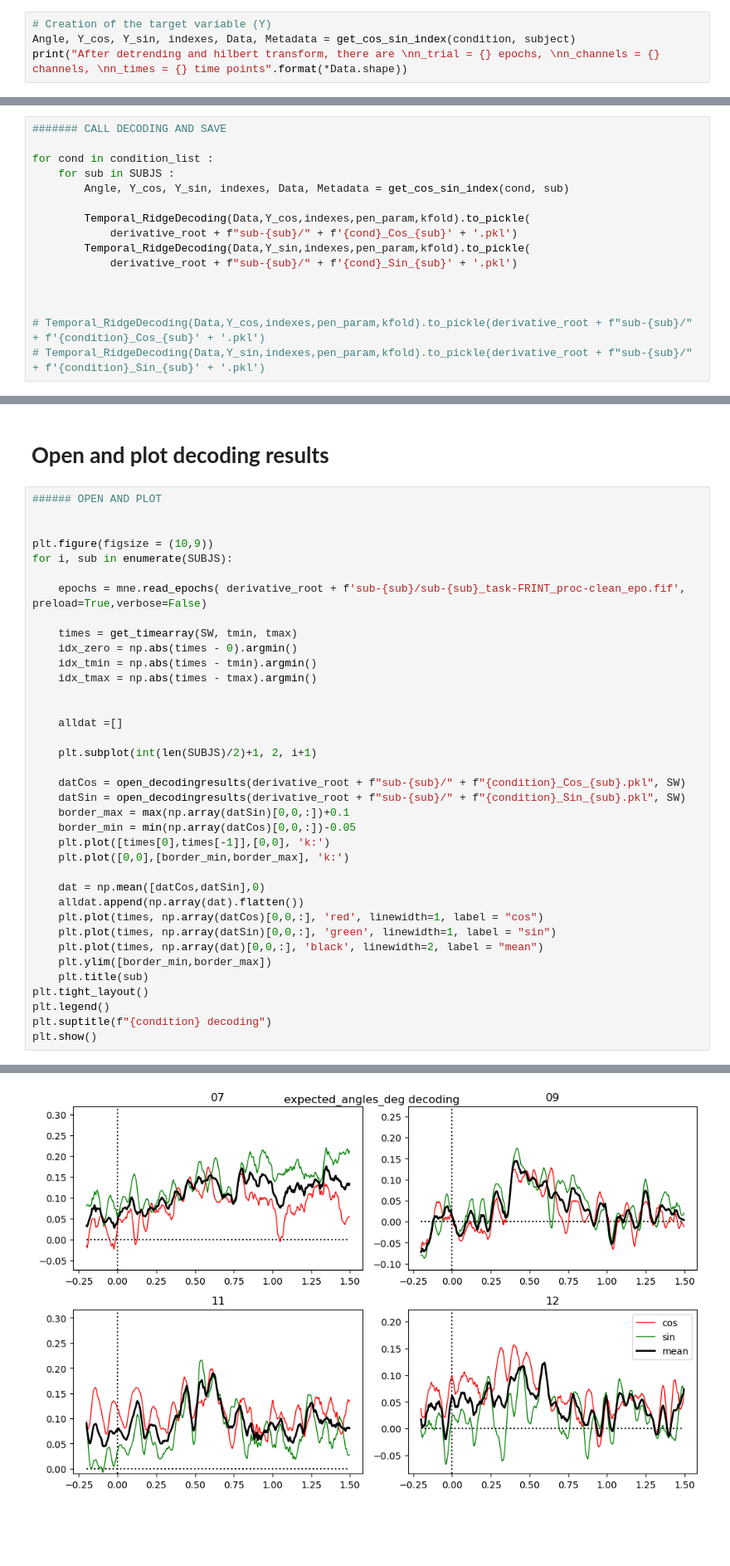
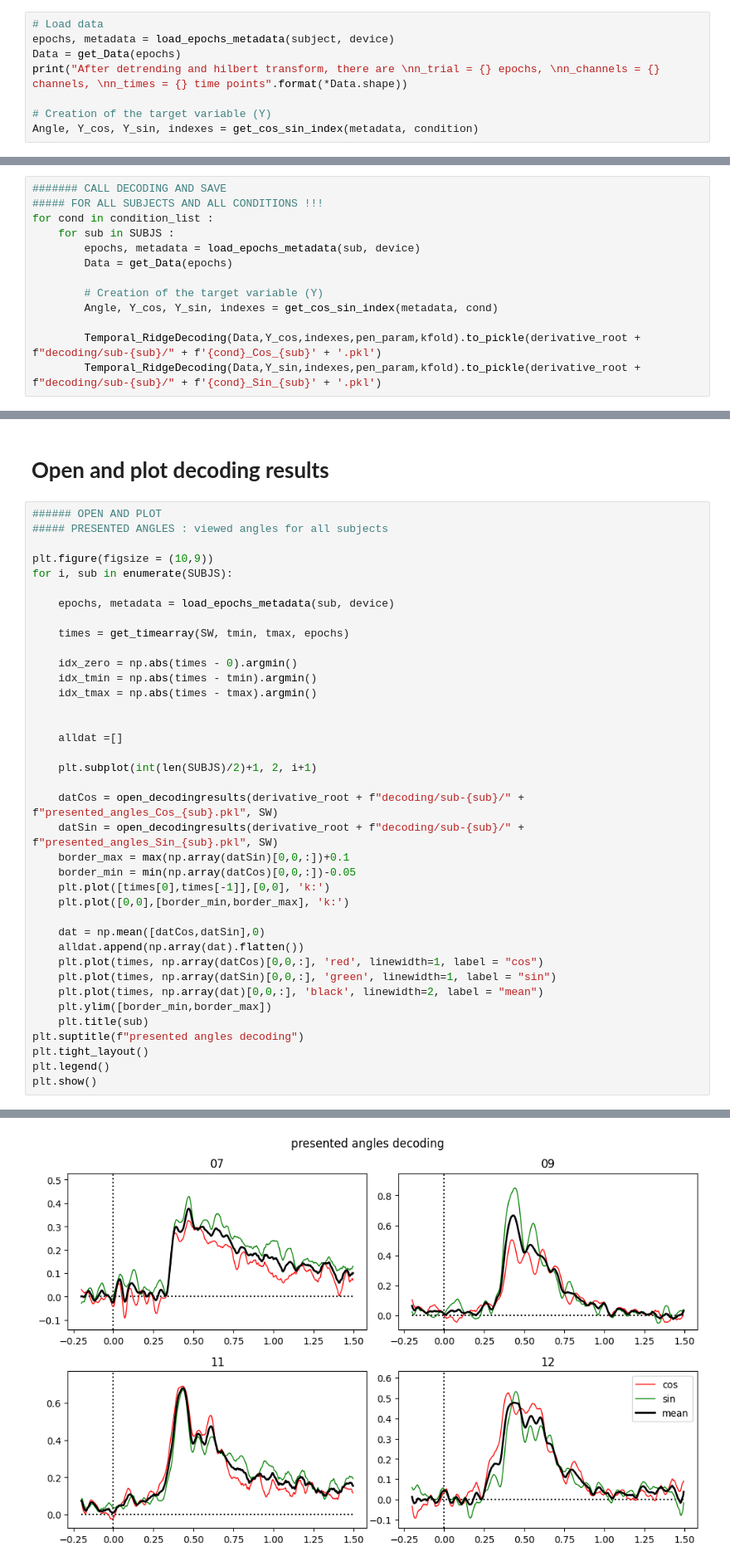
Before and after one commit to elodiehusson/Stage-M2, a Jupyter notebook: Decoding.ipynb, the cells around one changed output, grey strips where cells are left out. Shown at 83% size. Saved outputs shown, nothing was run; the diff lists cells and outputs as text; blank space fills up the shorter version.

```diff
--- a/Decoding.ipynb
+++ b/Decoding.ipynb
@@ -224,9 +216,13 @@ def get_cos_sin_index (condition, subject) :
 # %% [markdown]
 # **Prepare Data**
 # %%
+# Load data
+epochs, metadata = load_epochs_metadata(subject, device)
+Data = get_Data(epochs)
+print("After detrending and hilbert transform, there are \nn_trial = {} epochs, \nn_channels = {} channels, \nn_times = {} time points".format(*Data.shape))
+
 # Creation of the target variable (Y)
-Angle, Y_cos, Y_sin, indexes, Data, Metadata = get_cos_sin_index(condition, subject)
-print("After detrending and hilbert transform, there are \nn_trial = {} epochs, \nn_channels = {} channels, \nn_times = {} time points".format(*Data.shape))
+Angle, Y_cos, Y_sin, indexes = get_cos_sin_index(metadata, condition)
 # %% [output]
 There are
 n_trial = 1440 epochs,
@@ -243,19 +244,16 @@ n_times = 426 time points
 # %%
 ####### CALL DECODING AND SAVE
-
+##### FOR ALL SUBJECTS AND ALL CONDITIONS !!!
 for cond in condition_list :
     for sub in SUBJS :
-        Angle, Y_cos, Y_sin, indexes, Data, Metadata = get_cos_sin_index(cond, sub)
+        epochs, metadata = load_epochs_metadata(sub, device)
+        Data = get_Data(epochs)
 
-        Temporal_RidgeDecoding(Data,Y_cos,indexes,pen_param,kfold).to_pickle(
-            derivative_root + f"sub-{sub}/" + f'{cond}_Cos_{sub}' + '.pkl')
-        Temporal_RidgeDecoding(Data,Y_sin,indexes,pen_param,kfold).to_pickle(
-            derivative_root + f"sub-{sub}/" + f'{cond}_Sin_{sub}' + '.pkl')
+        # Creation of the target variable (Y)
+        Angle, Y_cos, Y_sin, indexes = get_cos_sin_index(metadata, cond)
 
-
-
-# Temporal_RidgeDecoding(Data,Y_cos,indexes,pen_param,kfold).to_pickle(derivative_root + f"sub-{sub}/" + f'{condition}_Cos_{sub}' + '.pkl')
-# Temporal_RidgeDecoding(Data,Y_sin,indexes,pen_param,kfold).to_pickle(derivative_root + f"sub-{sub}/" + f'{condition}_Sin_{sub}' + '.pkl')
+        Temporal_RidgeDecoding(Data,Y_cos,indexes,pen_param,kfold).to_pickle(derivative_root + f"decoding/sub-{sub}/" + f'{cond}_Cos_{sub}' + '.pkl')
+        Temporal_RidgeDecoding(Data,Y_sin,indexes,pen_param,kfold).to_pickle(derivative_root + f"decoding/sub-{sub}/" + f'{cond}_Sin_{sub}' + '.pkl')
 # %% [output]
 There are
 n_trial = 1440 epochs,
@@ -360,14 +334,15 @@ to run only epochs that are like +45 only, or just 0° etc
 # **Open and plot decoding results**
 # %%
 ###### OPEN AND PLOT
-
+##### PRESENTED ANGLES : viewed angles for all subjects
 
 plt.figure(figsize = (10,9))
 for i, sub in enumerate(SUBJS):
 
-    epochs = mne.read_epochs( derivative_root + f'sub-{sub}/sub-{sub}_task-FRINT_proc-clean_epo.fif', preload=True,verbose=False)
+    epochs, metadata = load_epochs_metadata(sub, device)
 
-    times = get_timearray(SW, tmin, tmax)
+    times = get_timearray(SW, tmin, tmax, epochs)
+
     idx_zero = np.abs(times - 0).argmin()
     idx_tmin = np.abs(times - tmin).argmin()
     idx_tmax = np.abs(times - tmax).argmin()
@@ -377,8 +352,8 @@ for i, sub in enumerate(SUBJS):
 
     plt.subplot(int(len(SUBJS)/2)+1, 2, i+1)
 
-    datCos = open_decodingresults(derivative_root + f"sub-{sub}/" + f"{condition}_Cos_{sub}.pkl", SW)
-    datSin = open_decodingresults(derivative_root + f"sub-{sub}/" + f"{condition}_Sin_{sub}.pkl", SW)
+    datCos = open_decodingresults(derivative_root + f"decoding/sub-{sub}/" + f"presented_angles_Cos_{sub}.pkl", SW)
+    datSin = open_decodingresults(derivative_root + f"decoding/sub-{sub}/" + f"presented_angles_Sin_{sub}.pkl", SW)
     border_max = max(np.array(datSin)[0,0,:])+0.1
     border_min = min(np.array(datCos)[0,0,:])-0.05
     plt.plot([times[0],times[-1]],[0,0], 'k:')
@@ -391,8 +366,8 @@ for i, sub in enumerate(SUBJS):
     plt.plot(times, np.array(dat)[0,0,:], 'black', linewidth=2, label = "mean")
     plt.ylim([border_min,border_max])
     plt.title(sub)
+plt.suptitle(f"presented angles decoding")
 plt.tight_layout()
 plt.legend()
-plt.suptitle(f"{condition} decoding")
 plt.show()
 # %% [output]
@@ -399 +398 @@ plt.show()
-[figure, old version]
+[figure, new version]
```
Also changed, not shown: parts of 14 cells of this notebook.
